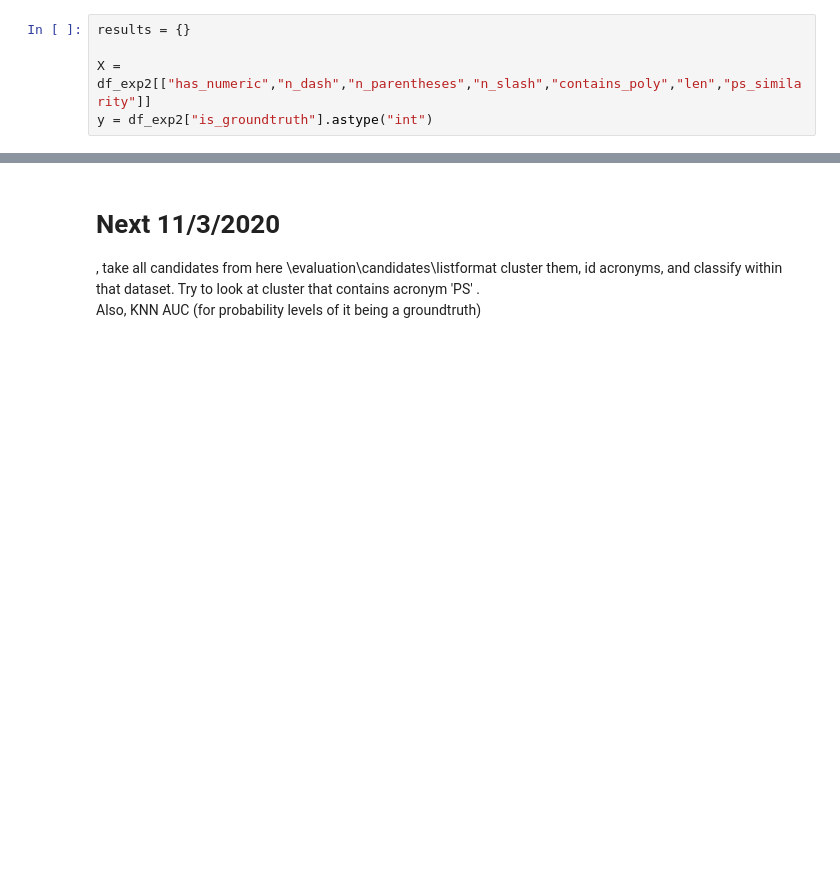
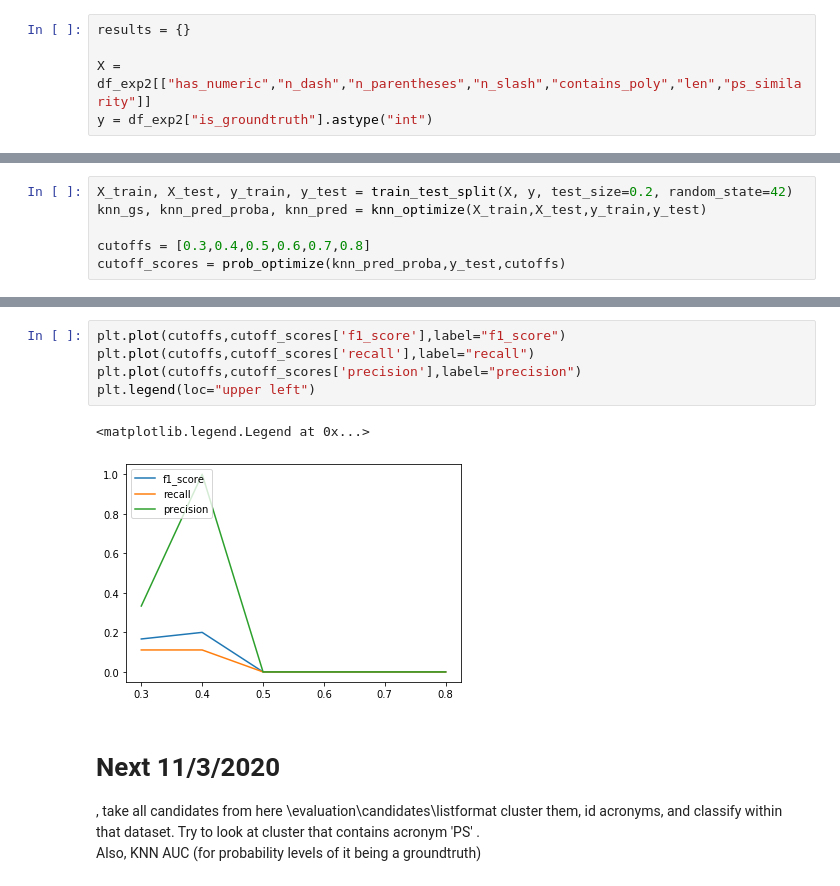
Before and after one commit to Dan195/WordEmbeddingNER-Cluster, a Jupyter notebook: ClassifyingWithClustering.ipynb, the cells around one changed output, grey strips where cells are left out. Cells and saved outputs as stored; diff of their text form; blank space fills up the shorter version.

```diff
--- a/ClassifyingWithClustering.ipynb
+++ b/ClassifyingWithClustering.ipynb
@@ -859,0 +825,6 @@ KeyboardInterrupt:
+# %%
+X_train, X_test, y_train, y_test = train_test_split(X, y, test_size=0.2, random_state=42)
+knn_gs, knn_pred_proba, knn_pred = knn_optimize(X_train,X_test,y_train,y_test)
+
+cutoffs = [0.3,0.4,0.5,0.6,0.7,0.8]
+cutoff_scores = prob_optimize(knn_pred_proba,y_test,cutoffs)
@@ -860,3 +837,11 @@ KeyboardInterrupt:
+# %%
+plt.plot(cutoffs,cutoff_scores['f1_score'],label="f1_score")
+plt.plot(cutoffs,cutoff_scores['recall'],label="recall")
+plt.plot(cutoffs,cutoff_scores['precision'],label="precision")
+plt.legend(loc="upper left")
+# %% [output]
+<matplotlib.legend.Legend at 0x...>
+[figure, added]
 # %% [markdown]
 <h1>Next 11/3/2020 </h1>, take all candidates from here \evaluation\candidates\listformat cluster them,
 id acronyms, and classify within that dataset. Try to look at cluster that contains acronym 'PS' .
```
Also changed, not shown: parts of 24 cells of this notebook.
